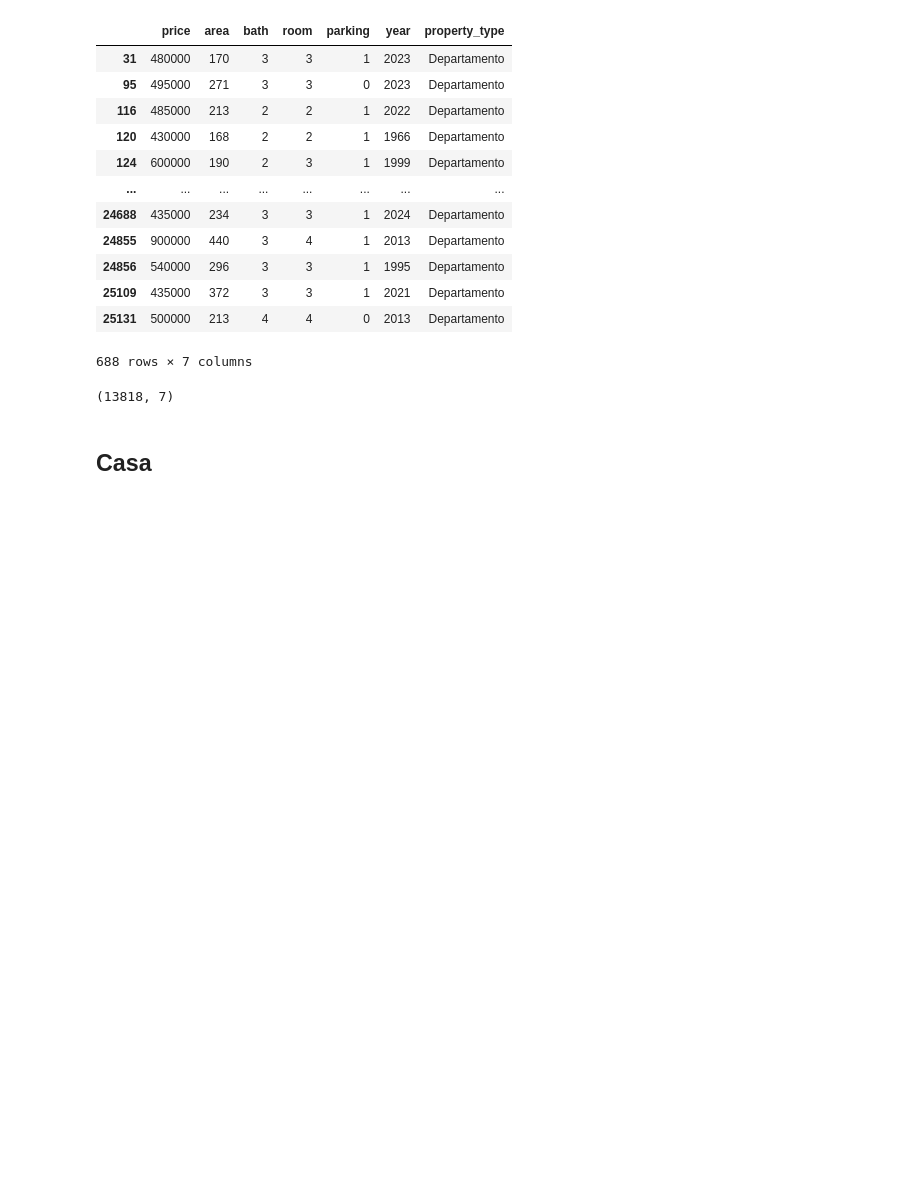
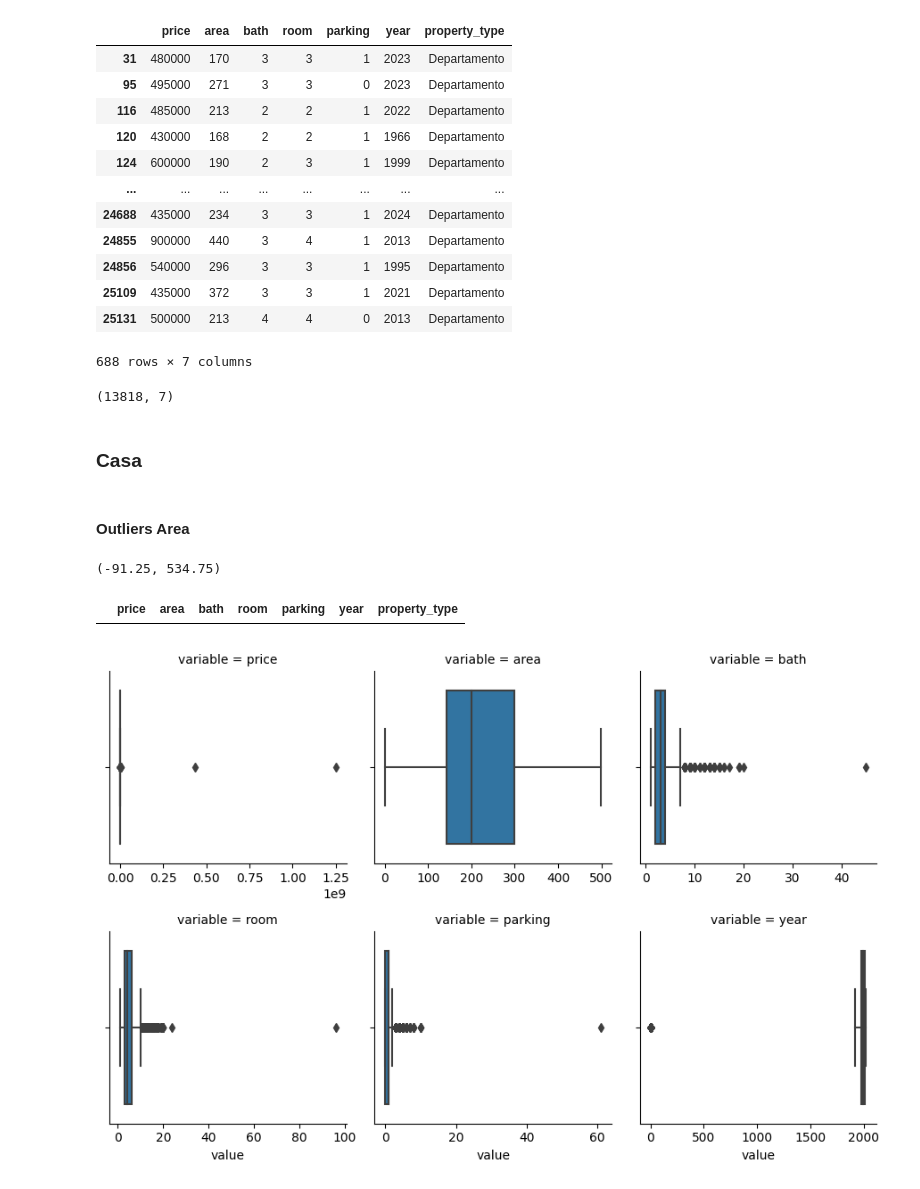
Before and after one commit to HugoGT/Vibi_model, a Jupyter notebook: ETL/EDA.ipynb, the cells around one changed output. Cells and saved outputs as stored; diff of their text form; code cells hidden in the pictures; blank space fills up the shorter version.

Commit message:
EDA casas

```diff
--- a/ETL/EDA.ipynb
+++ b/ETL/EDA.ipynb
@@ -328,4 +327,22 @@ df_departamento.shape
 # %% [output]
 (13818, 7)
 # %% [markdown]
-## Casa
+### Casa
+# %% [markdown]
+#### Outliers Area
+# %%
+lower_carea, upper_carea = outliers('area', df_casa)
+lower_carea, upper_carea
+# %% [output]
+(-91.25, 534.75)
+# %%
+mask = df_casa['area'] > upper_carea
+df_casa.loc[mask]
+# %% [output]
+|  | price | area | bath | room | parking | year | property_type |
+# %%
+f = pd.melt(df_casa.iloc[:,:-1], value_vars=df_num.columns[:-1])
+g = sns.FacetGrid(f, col="variable",  col_wrap=3, sharex=False, sharey=False)
+g = g.map(sns.boxplot, "value")
+# %% [output]
+[figure, added]
```
Also changed, not shown: parts of 44 cells of this notebook.
